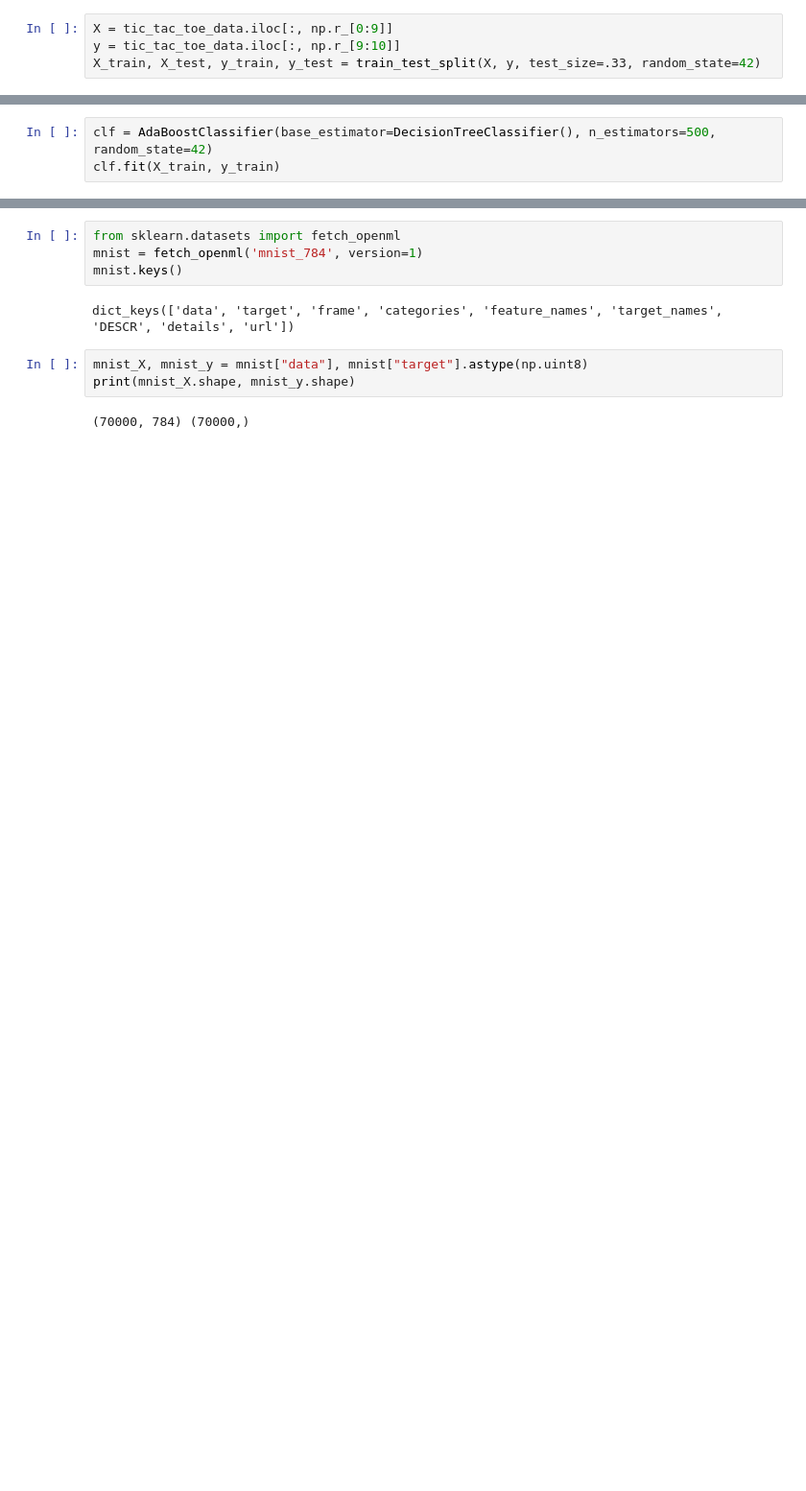
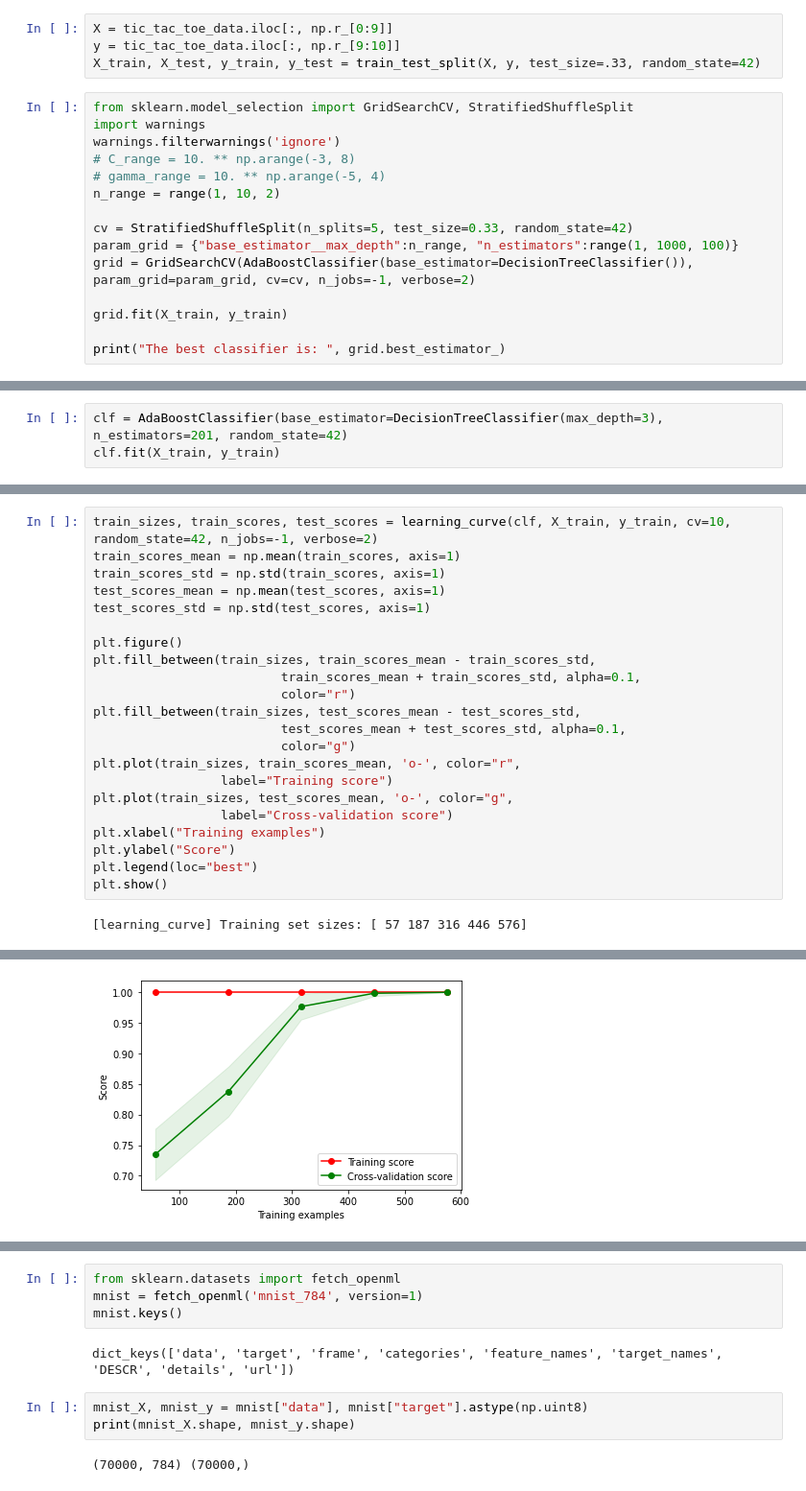
Before and after one commit to barmag/cs7641-projects, a Jupyter notebook: project1/boosting_experiments.ipynb, the cells around one changed output, grey strips where cells are left out. Shown at 96% size. Drawn from its saved outputs; the diff is of its cells as text; blank space fills up the shorter version.

```diff
--- a/project1/boosting_experiments.ipynb
+++ b/project1/boosting_experiments.ipynb
@@ -35,3 +35,18 @@ tic_tac_toe_data.describe()
 X = tic_tac_toe_data.iloc[:, np.r_[0:9]]
 y = tic_tac_toe_data.iloc[:, np.r_[9:10]]
 X_train, X_test, y_train, y_test = train_test_split(X, y, test_size=.33, random_state=42)
+# %%
+from sklearn.model_selection import GridSearchCV, StratifiedShuffleSplit
+import warnings
+warnings.filterwarnings('ignore')
+# C_range = 10. ** np.arange(-3, 8)
+# gamma_range = 10. ** np.arange(-5, 4)
+n_range = range(1, 10, 2)
+
+cv = StratifiedShuffleSplit(n_splits=5, test_size=0.33, random_state=42)
+param_grid = {"base_estimator__max_depth":n_range, "n_estimators":range(1, 1000, 100)}
+grid = GridSearchCV(AdaBoostClassifier(base_estimator=DecisionTreeClassifier()), param_grid=param_grid, cv=cv, n_jobs=-1, verbose=2)
+
+grid.fit(X_train, y_train)
+
+print("The best classifier is: ", grid.best_estimator_)
@@ -38,4 +61,4 @@ X_train, X_test, y_train, y_test = train_test_split(X, y, test_size=.33, random_
 # %%
-clf = AdaBoostClassifier(base_estimator=DecisionTreeClassifier(), n_estimators=500, random_state=42)
+clf = AdaBoostClassifier(base_estimator=DecisionTreeClassifier(max_depth=3), n_estimators=201, random_state=42)
 clf.fit(X_train, y_train)
 # %% [output]
@@ -47,0 +85,24 @@ array([0.80620155, 0.7890625 , 0.828125  , 0.8515625 , 0.84375   ])
+# %%
+train_sizes, train_scores, test_scores = learning_curve(clf, X_train, y_train, cv=10, random_state=42, n_jobs=-1, verbose=2)
+train_scores_mean = np.mean(train_scores, axis=1)
+train_scores_std = np.std(train_scores, axis=1)
+test_scores_mean = np.mean(test_scores, axis=1)
+test_scores_std = np.std(test_scores, axis=1)
+
+plt.figure()
+plt.fill_between(train_sizes, train_scores_mean - train_scores_std,
+                         train_scores_mean + train_scores_std, alpha=0.1,
+                         color="r")
+plt.fill_between(train_sizes, test_scores_mean - test_scores_std,
+                         test_scores_mean + test_scores_std, alpha=0.1,
+                         color="g")
+plt.plot(train_sizes, train_scores_mean, 'o-', color="r",
+                 label="Training score")
+plt.plot(train_sizes, test_scores_mean, 'o-', color="g",
+                 label="Cross-validation score")
+plt.xlabel("Training examples")
+plt.ylabel("Score")
+plt.legend(loc="best")
+plt.show()
+# %% [output]
+[learning_curve] Training set sizes: [ 57 187 316 446 576]
@@ -47,0 +112 @@ array([0.80620155, 0.7890625 , 0.828125  , 0.8515625 , 0.84375   ])
+[figure, added]
```
Also changed, not shown: parts of 10 cells of this notebook, 2 other files.
